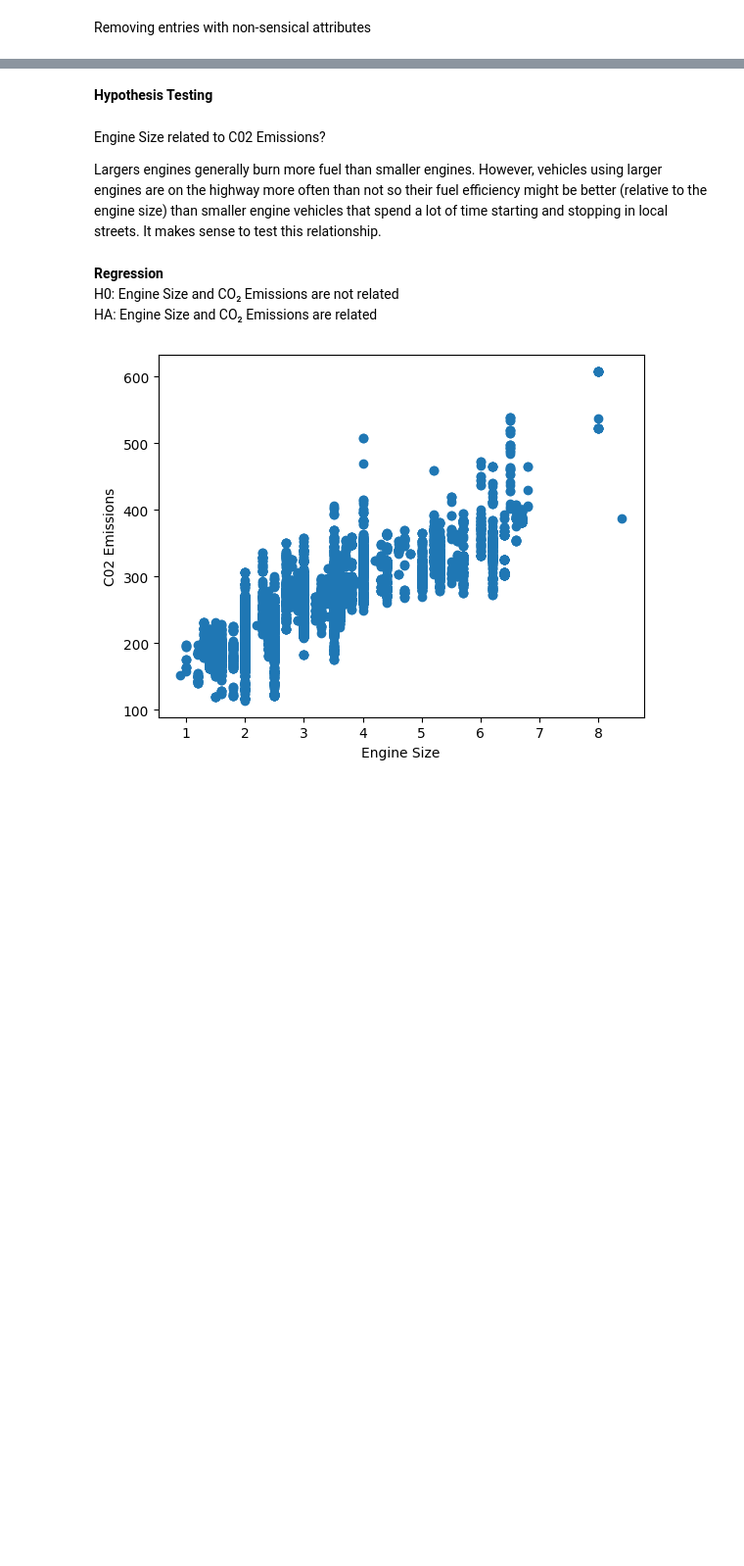
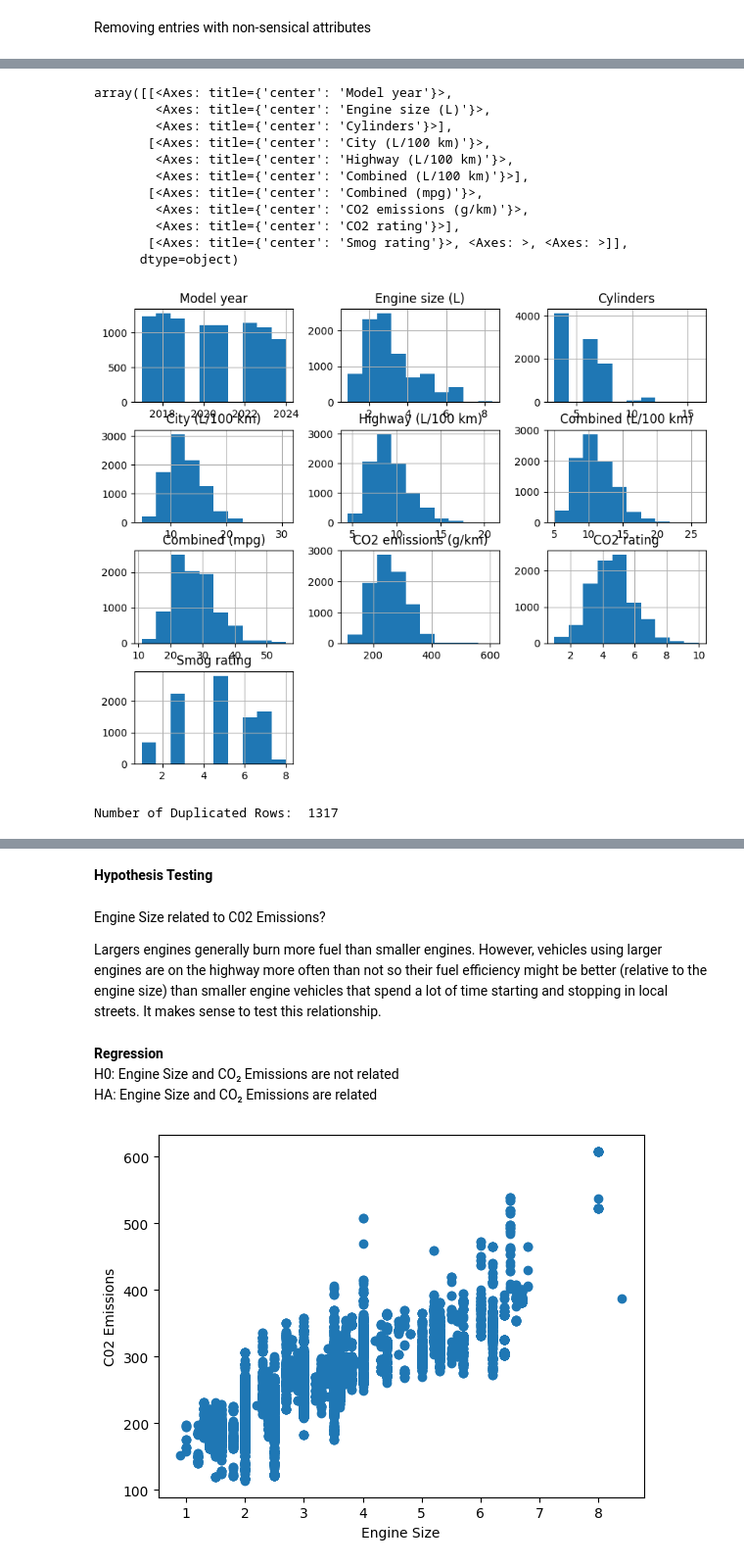
Before and after one commit to KalebW1229/CMSC320-Final-Project, a Jupyter notebook: checkpoint2.ipynb, the cells around one changed output, grey strips where cells are left out. Shown at 98% size. Saved outputs shown, nothing was run; the diff lists cells and outputs as text; code cells hidden in the pictures; blank space fills up the shorter version.

```diff
--- a/checkpoint2.ipynb
+++ b/checkpoint2.ipynb
@@ -96,0 +130,21 @@ df.describe()
+# %%
+# Histogram for all numeric columns
+df.hist(figsize=(10,8))
+# %% [output]
+array([[<Axes: title={'center': 'Model year'}>,
+        <Axes: title={'center': 'Engine size (L)'}>,
+        <Axes: title={'center': 'Cylinders'}>],
+       [<Axes: title={'center': 'City (L/100 km)'}>,
+        <Axes: title={'center': 'Highway (L/100 km)'}>,
+        <Axes: title={'center': 'Combined (L/100 km)'}>],
+       [<Axes: title={'center': 'Combined (mpg)'}>,
+        <Axes: title={'center': 'CO2 emissions (g/km)'}>,
+        <Axes: title={'center': 'CO2 rating'}>],
+       [<Axes: title={'center': 'Smog rating'}>, <Axes: >, <Axes: >]],
+      dtype=object)
+[figure, added]
+# %%
+# Number of Duplicated Rows
+print("Number of Duplicated Rows: ", df.duplicated().sum())
+# %% [output]
+Number of Duplicated Rows:  1317
```
Also changed, not shown: parts of 13 cells of this notebook.
